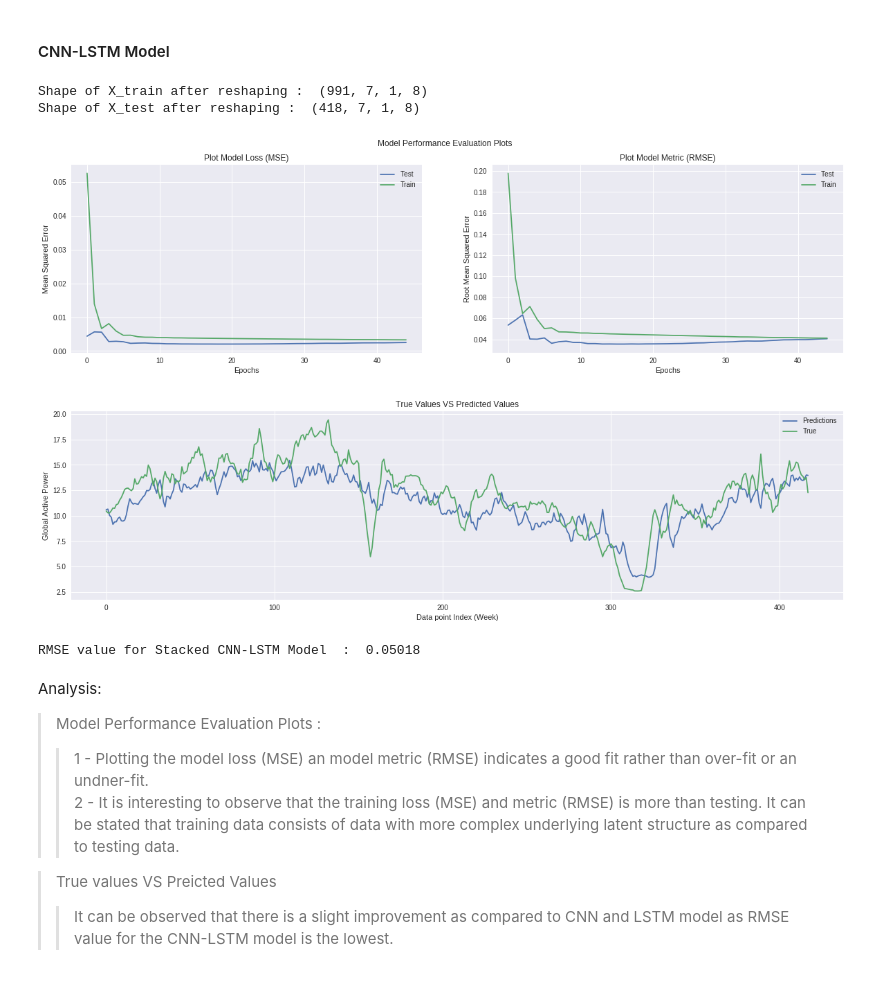
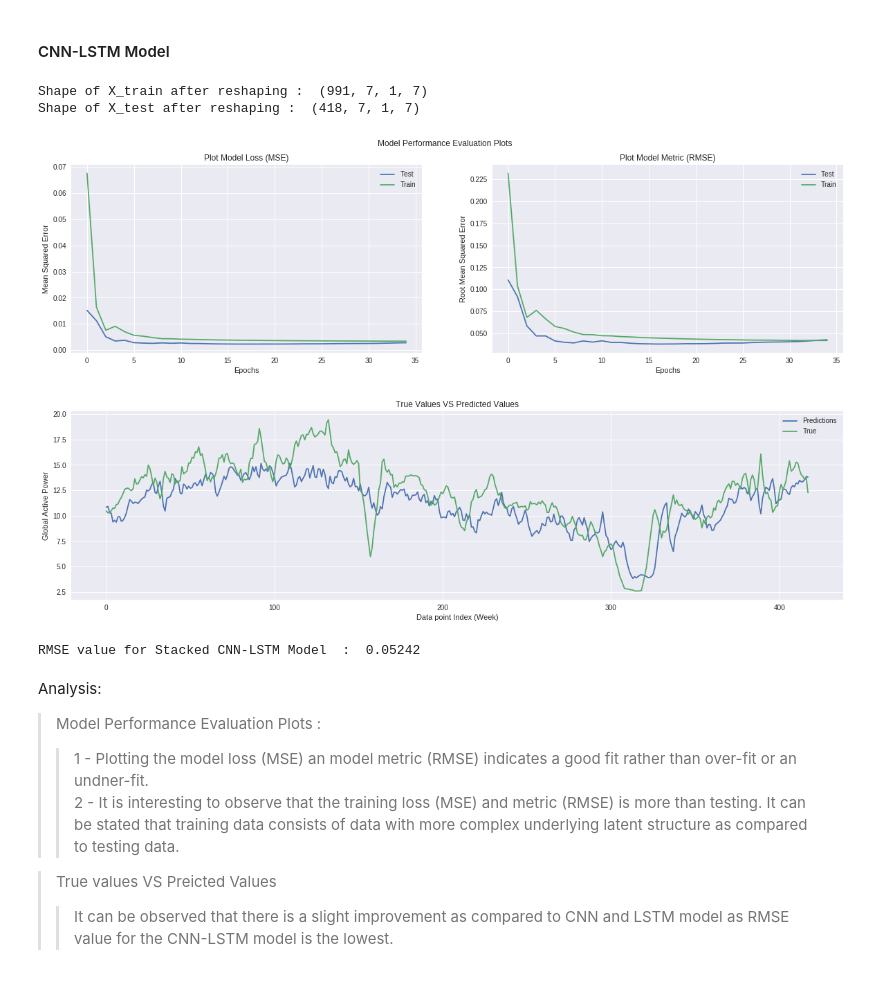
Before and after one commit to iam-armanahmed/household-electric-power-consumption, a Jupyter notebook: EDA_and_Model.ipynb, the cells around one changed output. Drawn from its saved outputs; the diff is of its cells as text; code cells hidden in the pictures.

```diff
--- a/EDA_and_Model.ipynb
+++ b/EDA_and_Model.ipynb
@@ -715,7 +709,7 @@ Analysis:
 def prep_data_cnn_lstm_model(df, rsh_params, mode):
 
     """
-    Function to prepare the data for CNN-LSTM Model
+    Function to prepare the data for CNN-LSTM Model and ConvLSTM2D
     """
 
     # Split the data into train and test
@@ -755,50 +749,49 @@ def prep_data_cnn_lstm_model(df, rsh_params, mode):
     return X_train, Y_train, X_test, Y_test
 # %%
 # define reshaping parameters for CNN-LSTM Model
-reshape_params = { 'cnn-lstm' : { 'sub_sequences' : 7, 'timesteps' : 1, 'features' : 8 },
-                  'convlstm2d' : { 'sub_sequences' : 7, 'rows' :1,  'cols' : 1, 'features' : 8 }
+reshape_params = { 'cnn-lstm' : { 'sub_sequences' : 7, 'timesteps' : 1, 'features' : 7 },
+                  'convlstm2d' : { 'sub_sequences' : 7, 'rows' :1,  'cols' : 1, 'features' : 7 }
                 }
-
-# Prepare data for CNN-LSTM
-X_train, Y_train, X_test, Y_test = prep_data_cnn_lstm_model(energy_data, reshape_params, 'cnn-lstm')
-# %% [output]
-Shape of X_train after reshaping :  (991, 7, 1, 8)
-Shape of X_test after reshaping :  (418, 7, 1, 8)
 # %%
+# Prepare data for CNN-LSTM
+X_train, Y_train, X_test, Y_test = prep_data_cnn_lstm_model(energy_data, reshape_params, 'cnn-lstm')
+
 # Define CNN-LSTM Model
 cnn_lstm = Sequential()
-cnn_lstm.add(TimeDistributed(Conv1D(filters=128, kernel_size=1, activation='relu', input_shape=(7,1,8))))
+cnn_lstm.add(TimeDistributed(Conv1D(filters=128, kernel_size=1, activation='relu', input_shape=(7,1,7))))
 cnn_lstm.add(TimeDistributed(MaxPooling1D(pool_size=1)))
 cnn_lstm.add(TimeDistributed(Conv1D(filters=64, kernel_size=1, activation='relu')))
 cnn_lstm.add(TimeDistributed(MaxPooling1D(pool_size=1)))
 cnn_lstm.add(TimeDistributed(Conv1D(filters=32, kernel_size=1, activation='relu')))
 cnn_lstm.add(TimeDistributed(MaxPooling1D(pool_size=1)))
 cnn_lstm.add(TimeDistributed(Conv1D(filters=16, kernel_size=1, activation='relu')))
 cnn_lstm.add(TimeDistributed(MaxPooling1D(pool_size=1)))
 
 cnn_lstm.add(TimeDistributed(Flatten()))
 cnn_lstm.add(LSTM(50, activation='relu'))
 cnn_lstm.add(Dense(20))
 cnn_lstm.add(Dense(1))
 
 # Compile CNN-LSTM Model
 cnn_lstm.compile(optimizer='adam',  loss ='mean_squared_error', metrics=[model_rmse])
 
 # Fit the CNN-LSTM model
-history = cnn_lstm.fit(X_train, Y_train, batch_size=128, validation_data=(X_test, Y_test), epochs=45, verbose=0, shuffle=False)
+history = cnn_lstm.fit(X_train, Y_train, batch_size=128, validation_data=(X_test, Y_test), epochs=35, verbose=0, shuffle=False)
+
+# Plot CNN-LSTM model history
+plot_model_performance(history, 'CNN-LSTM Model')
+
+# Plot CNN-LSTM Model predictions vs True values
+plot_pred_vs_true(cnn_lstm.predict(X_test) / scaler.scale_[-1], Y_test / scaler.scale_[-1], 'CNN-LSTM Model')
+
+# Evaluate rmse for CNN-LSTM
+print('RMSE value for Stacked CNN-LSTM Model  :  %.5f '  % compute_rmse(cnn_lstm.predict(X_test), Y_test))
+# %% [output]
+Shape of X_train after reshaping :  (991, 7, 1, 7)
+Shape of X_test after reshaping :  (418, 7, 1, 7)
+[figure, added]
+[figure, added]
+RMSE value for Stacked CNN-LSTM Model  :  0.05242
-# %%
-# Plot model history
-plot_model_performance(history)
-
-# Plot Model predictions vs True values
-plot_pred_vs_true(cnn_lstm.predict(X_test) / scaler.scale_[-1], Y_test / scaler.scale_[-1])
-
-# Evaluate rmse for LSTM
-print('RMSE value for Stacked CNN-LSTM Model  :  %.5f '  % compute_rmse(cnn_lstm.predict(X_test), Y_test))
-# %% [output]
-[figure, removed]
-[figure, removed]
-RMSE value for Stacked CNN-LSTM Model  :  0.05018
 # %% [markdown]
 Analysis:
 > Model Performance Evaluation Plots :
```
Also changed, not shown: parts of 12 cells of this notebook.
